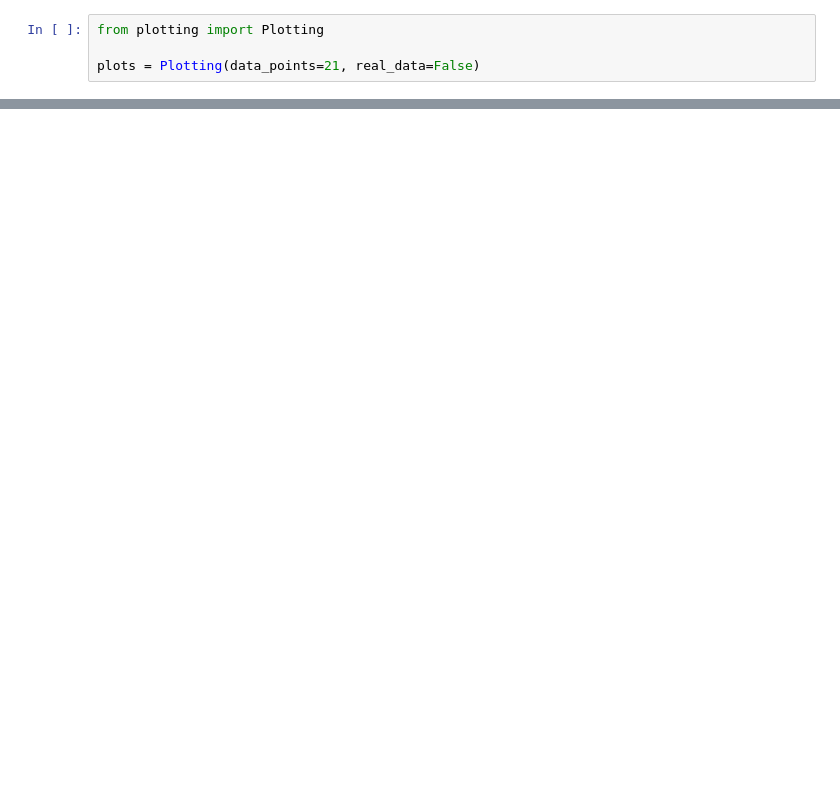
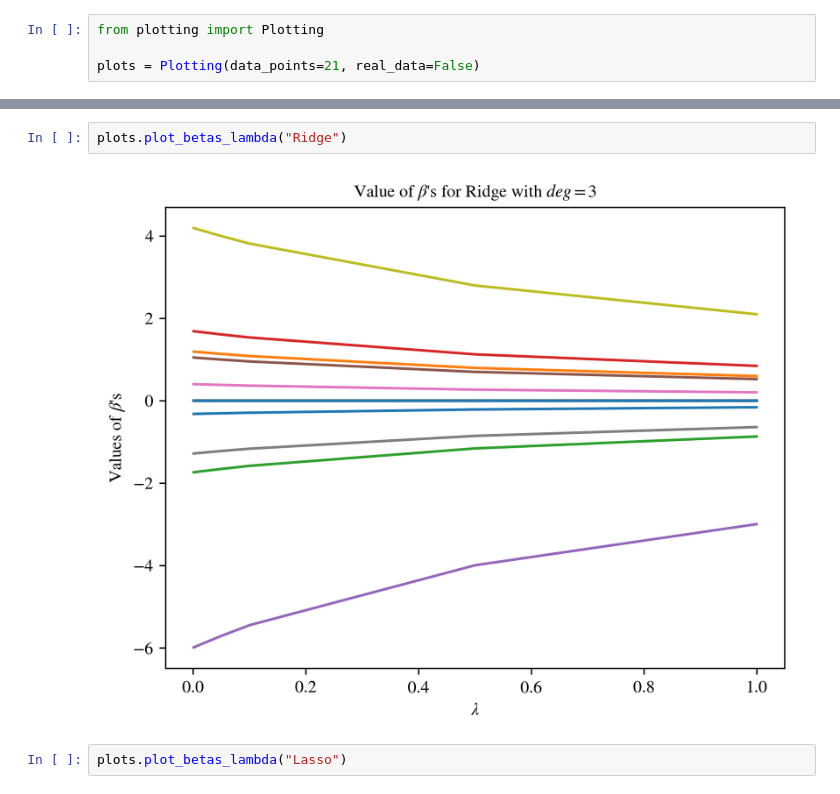
Before and after one commit to GauteJ1/FYS-STK-projects, a Jupyter notebook: project_1/src/abc_plots.ipynb, the cells around one changed output, grey strips where cells are left out. Drawn from its saved outputs; the diff is of its cells as text; blank space fills up the shorter version.

```diff
--- a/project_1/src/abc_plots.ipynb
+++ b/project_1/src/abc_plots.ipynb
@@ -38,0 +45,6 @@ plots.plot_all_betas(lmbda=0.1)
+# %%
+plots.plot_betas_lambda("Ridge")
+# %% [output]
+[figure, added]
+# %%
+plots.plot_betas_lambda("Lasso")
```
Also changed, not shown: parts of 10 cells of this notebook, 4 other files.
